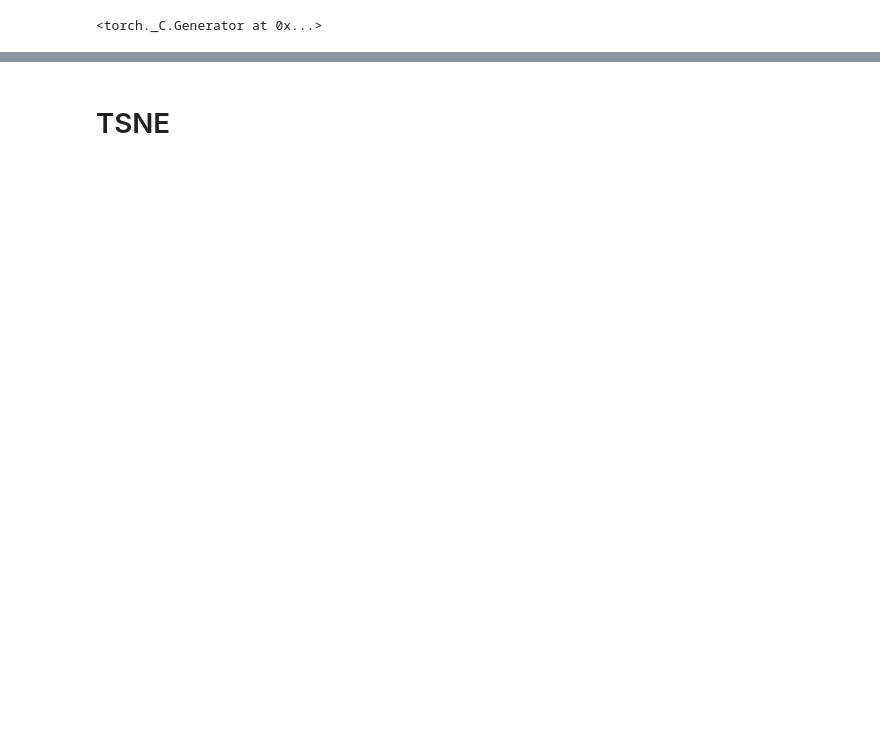
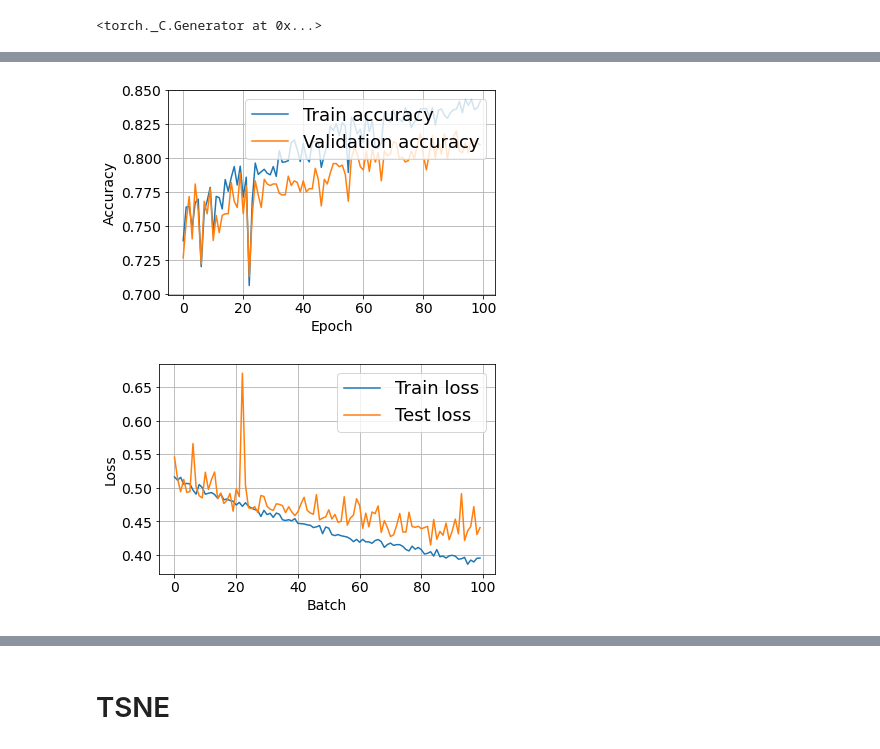
Before and after one commit to CharlotteMagister/GCExplainer, a Jupyter notebook: src/k_clustering/Mutag_Shapes.ipynb, the cells around one changed output, grey strips where cells are left out. Drawn from its saved outputs; the diff is of its cells as text; code cells hidden in the pictures; blank space fills up the shorter version.

```diff
--- a/src/k_clustering/Mutag_Shapes.ipynb
+++ b/src/k_clustering/Mutag_Shapes.ipynb
@@ -210,0 +43,20 @@ else:
+# %%
+k = 10
+
+path = "output/mutag/"
+path_tsne = os.path.join(path, "TSNE")
+path_pca = os.path.join(path, "PCA")
+path_kmeans = os.path.join(path, f"{k}_KMeans")
+path_hc = os.path.join(path, f"HC")
+os.makedirs(path, exist_ok=True)
+os.makedirs(path_tsne, exist_ok=True)
+os.makedirs(path_pca, exist_ok=True)
+os.makedirs(path_kmeans, exist_ok=True)
+os.makedirs(path_hc, exist_ok=True)
+
+batch_size = 20
+graphs = load_real_data("Mutagenicity")
+train_loader, test_loader, full_loader = prepare_real_data(graphs, 0.8, batch_size)
+labels = next(iter(full_loader)).y
+
+model = Mutag_GCN(graphs.num_node_features, graphs.num_classes)
@@ -210,0 +80,24 @@ else:
+# %%
+load_pretrained = False
+
+if load_pretrained:
+#     model.load_state_dict(torch.load("models/mutagenicity_model.pkl"))
+#     model.eval()
+
+#     activation_path = "models/good_mutag_activation.txt"
+#     with open(activation_path, 'rb') as file:
+#         activation_list = pickle.loads(file.read())
+
+#     with open("models/good_mutag_labels.txt", "rb") as file:
+#         labels = pickle.loads(file.read())
+
+#     with open("models/good_mutag_graph.txt", 'rb') as file:
+#         graphs = pickle.loads(file.read())
+
+    with open('models/mutagenicity_activation.txt', 'rb') as file:
+        activation_list = pickle.loads(file.read())
+
+else:
+#     model.apply(weights_init)
+    train_graph_class(model, train_loader, test_loader, full_loader, 1000, 0.005, path)
+# %% [output]
@@ -210,0 +121,2 @@ else:
+[figure, added]
+[figure, added]
```
Also changed, not shown: parts of 54 cells of this notebook, 1 other file.
